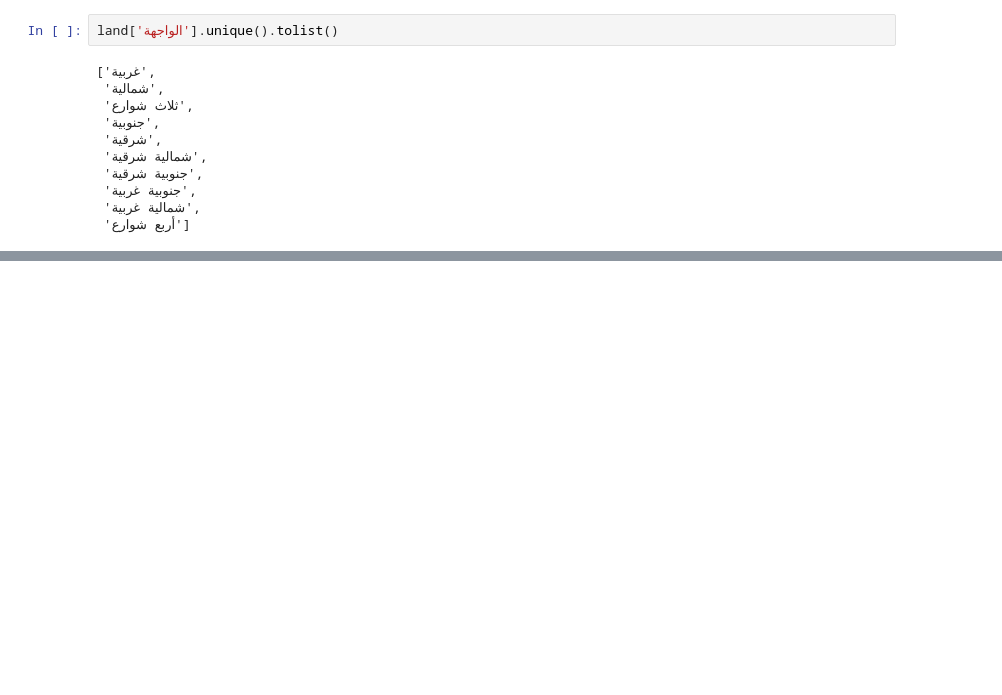
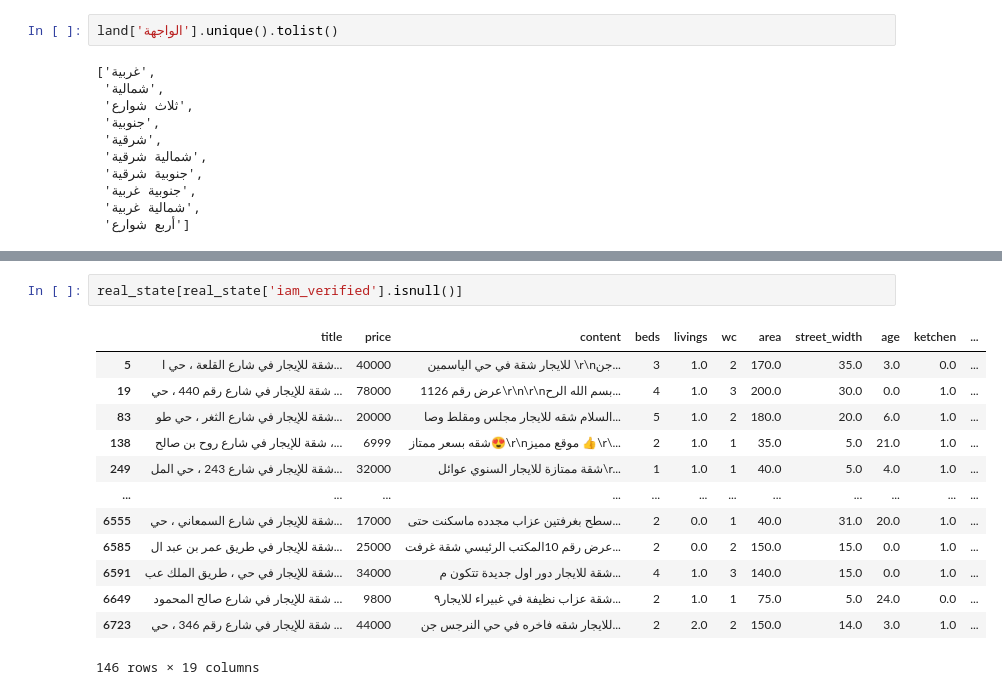
Before and after one commit to RandHamoud/Project3, a Jupyter notebook: Project3.ipynb, the cells around one changed output, grey strips where cells are left out. Drawn from its saved outputs; the diff is of its cells as text; blank space fills up the shorter version.

```diff
--- a/Project3.ipynb
+++ b/Project3.ipynb
@@ -278,0 +495,16 @@ land['الواجهة'].unique().tolist()
+# %%
+real_state[real_state['iam_verified'].isnull()]
+# %% [output]
+|  | title | price | content | beds | livings | wc | area | street_width | age | ketchen | ... |
+| 5 | شقة للإيجار في شارع القلعة ، حي ا... | 40000 | للايجار شقة في حي الياسمين \r\nجن... | 3 | 1.0 | 2 | 170.0 | 35.0 | 3.0 | 0.0 | ... |
+| 19 | شقة للإيجار في شارع رقم 440 ، حي ... | 78000 | عرض رقم 1126\r\n\r\nبسم الله الرح... | 4 | 1.0 | 3 | 200.0 | 30.0 | 0.0 | 1.0 | ... |
+| 83 | شقة للإيجار في شارع الثغر ، حي طو... | 20000 | السلام شقه للايجار مجلس ومقلط وصا... | 5 | 1.0 | 2 | 180.0 | 20.0 | 6.0 | 1.0 | ... |
+| 138 | شقة للإيجار في شارع روح بن صالح ،... | 6999 | شقه بسعر ممتاز😍\r\nموقع مميز 👍\r\... | 2 | 1.0 | 1 | 35.0 | 5.0 | 21.0 | 1.0 | ... |
+| 249 | شقة للإيجار في شارع 243 ، حي المل... | 32000 | شقة ممتازة للايجار السنوي عوائل\r... | 1 | 1.0 | 1 | 40.0 | 5.0 | 4.0 | 1.0 | ... |
+| ... | ... | ... | ... | ... | ... | ... | ... | ... | ... | ... | ... |
+| 6555 | شقة للإيجار في شارع السمعاني ، حي... | 17000 | سطح بغرفتين عزاب مجدده ماسكنت حتى... | 2 | 0.0 | 1 | 40.0 | 31.0 | 20.0 | 1.0 | ... |
+| 6585 | شقة للإيجار في طريق عمر بن عبد ال... | 25000 | عرض رقم 10المكتب الرئيسي شقة غرفت... | 2 | 0.0 | 2 | 150.0 | 15.0 | 0.0 | 1.0 | ... |
+| 6591 | شقة للإيجار في حي ، طريق الملك عب... | 34000 | شقة للايجار دور اول جديدة تتكون م... | 4 | 1.0 | 3 | 140.0 | 15.0 | 0.0 | 1.0 | ... |
+| 6649 | شقة للإيجار في شارع صالح المحمود ... | 9800 | شقة عزاب نظيفة في غبيراء للايجار٩... | 2 | 1.0 | 1 | 75.0 | 5.0 | 24.0 | 0.0 | ... |
+| 6723 | شقة للإيجار في شارع رقم 346 ، حي ... | 44000 | للايجار شقه فاخره في حي النرجس جن... | 2 | 2.0 | 2 | 150.0 | 14.0 | 3.0 | 1.0 | ... |
+146 rows × 19 columns
```
Also changed, not shown: parts of 40 cells of this notebook, 1 other file.
